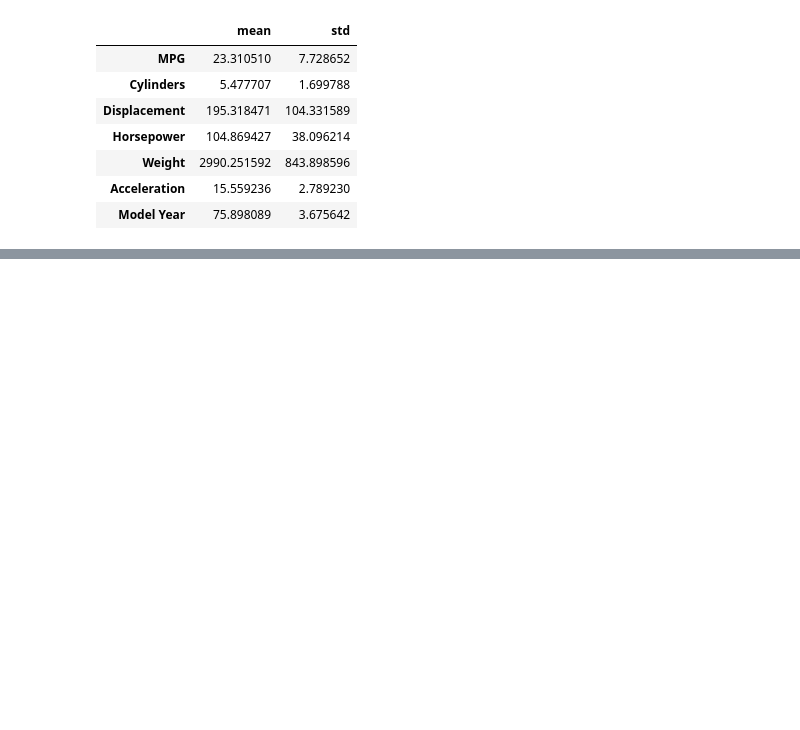
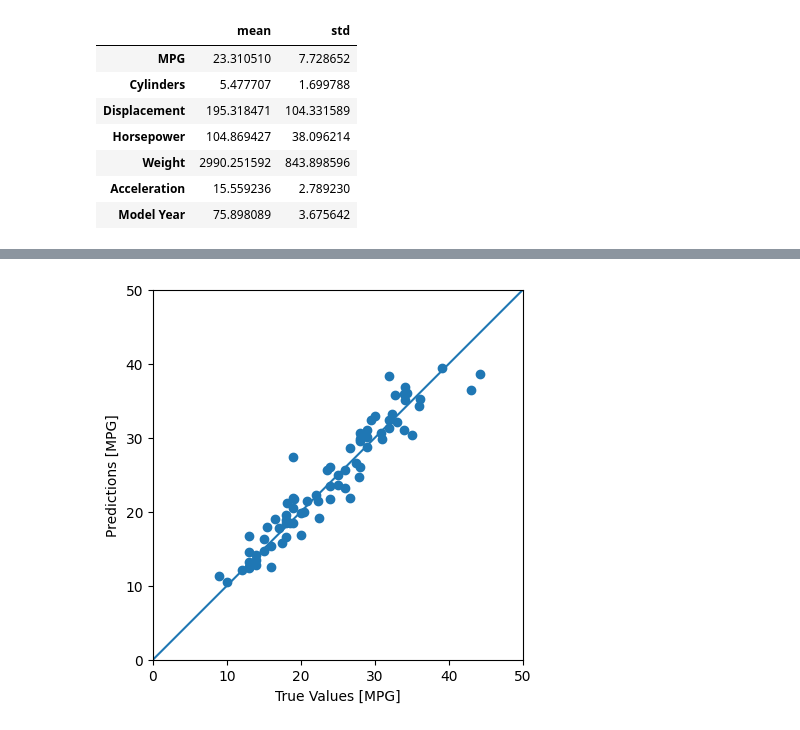
Before and after one commit to classroom-fundamentos-de-analitica/taller-presencial-11-regresion-basica-jose1706, a Jupyter notebook: notebook.ipynb, the cells around one changed output, grey strips where cells are left out. Saved outputs shown, nothing was run; the diff lists cells and outputs as text; code cells hidden in the pictures; blank space fills up the shorter version.

```diff
--- a/notebook.ipynb
+++ b/notebook.ipynb
@@ -153,0 +398,9 @@ train_dataset.describe().transpose()[["mean", "std"]]
+# %%
+test_predictions = mlp.predict(standarized_test_features)
+
+plot_predictions(
+    y_true=test_labels,
+    y_pred=test_predictions,
+)
+# %% [output]
+[figure, added]
```
Also changed, not shown: parts of 21 cells of this notebook.
